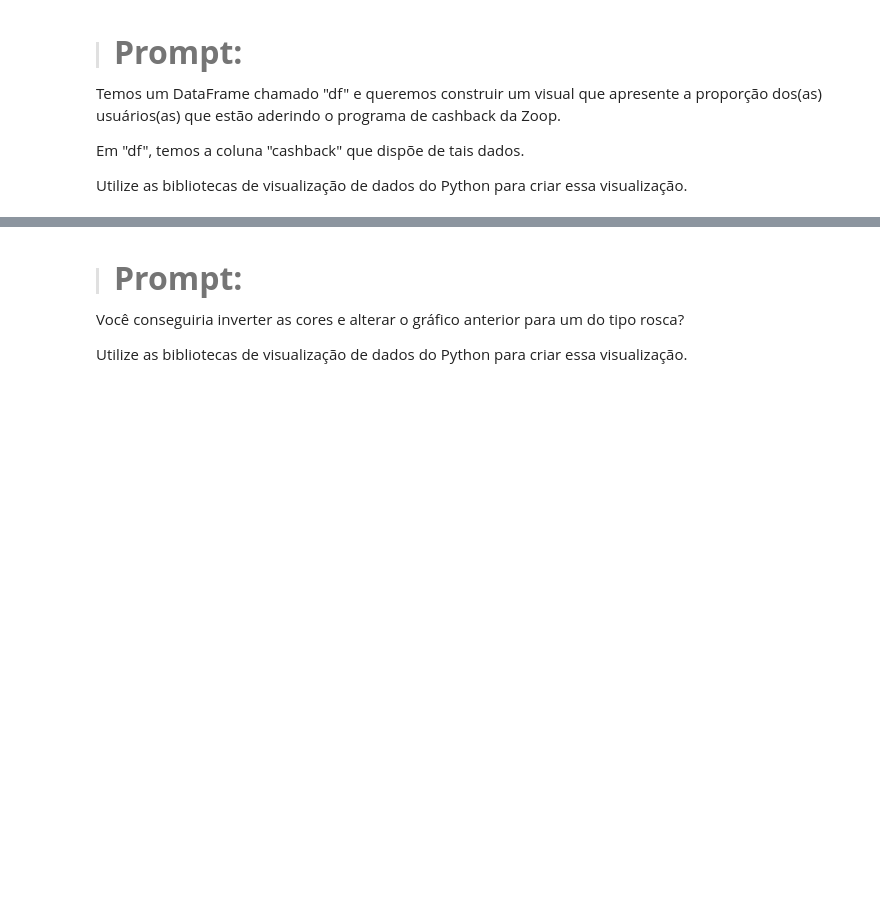
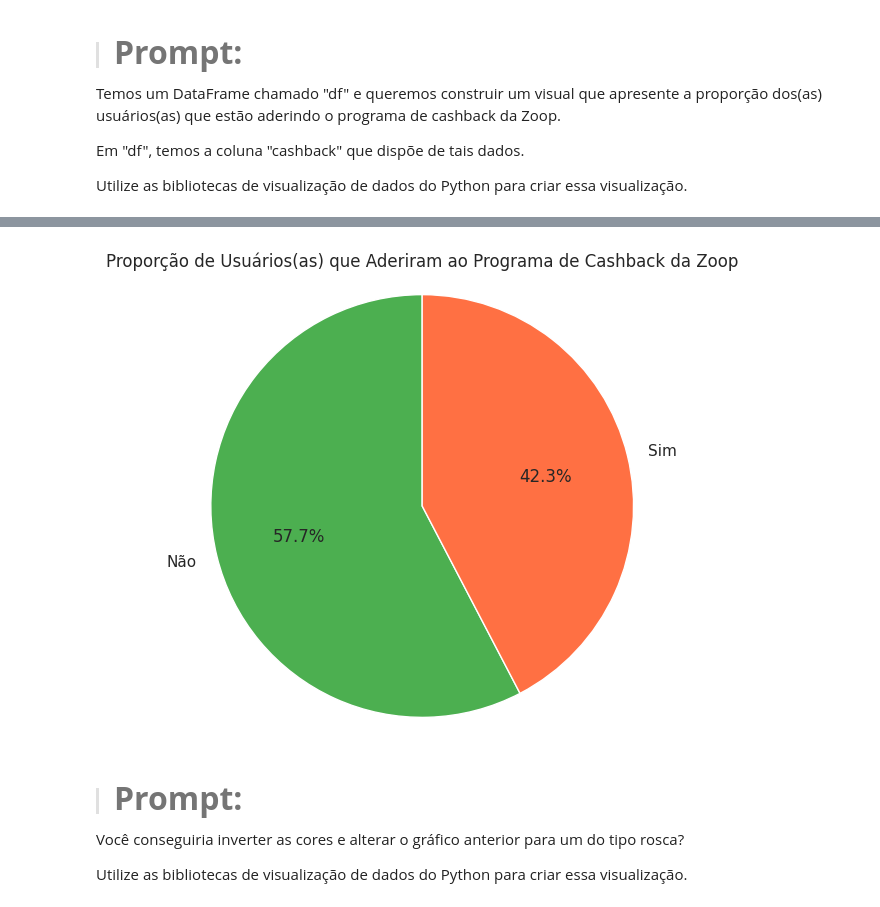
Before and after one commit to sanemar/ia-data_science, a Jupyter notebook: Projeto_Inicial_IA_aplicada_a_Data_Science_(1).ipynb, the cells around one changed output, grey strips where cells are left out. Drawn from its saved outputs; the diff is of its cells as text; code cells hidden in the pictures; blank space fills up the shorter version.

```diff
--- a/Projeto_Inicial_IA_aplicada_a_Data_Science_(1).ipynb
+++ b/Projeto_Inicial_IA_aplicada_a_Data_Science_(1).ipynb
@@ -869,3 +885,23 @@ Utilize as bibliotecas de visualização de dados do Python para criar essa visu
+# %%
+import matplotlib.pyplot as plt
+
+# Contagem de valores da coluna 'cashback'
+cashback_counts = df['cashback'].value_counts()
+
+# Criando o gráfico de pizza
+plt.figure(figsize=(6, 6))
+plt.pie(
+    cashback_counts,
+    labels=cashback_counts.index,
+    autopct='%1.1f%%',
+    startangle=90,
+    colors=['#4CAF50', '#FF7043']  # cores para sim/não ou True/False
+)
+plt.title('Proporção de Usuários(as) que Aderiram ao Programa de Cashback da Zoop')
+plt.axis('equal')  # Mantém o gráfico circular
+plt.show()
+# %% [output]
+[figure, added]
 # %% [markdown]
 > #### <strong><font color="7b71ff" size =6>Prompt:</font></strong>
 
```
Also changed, not shown: parts of 20 cells of this notebook.
